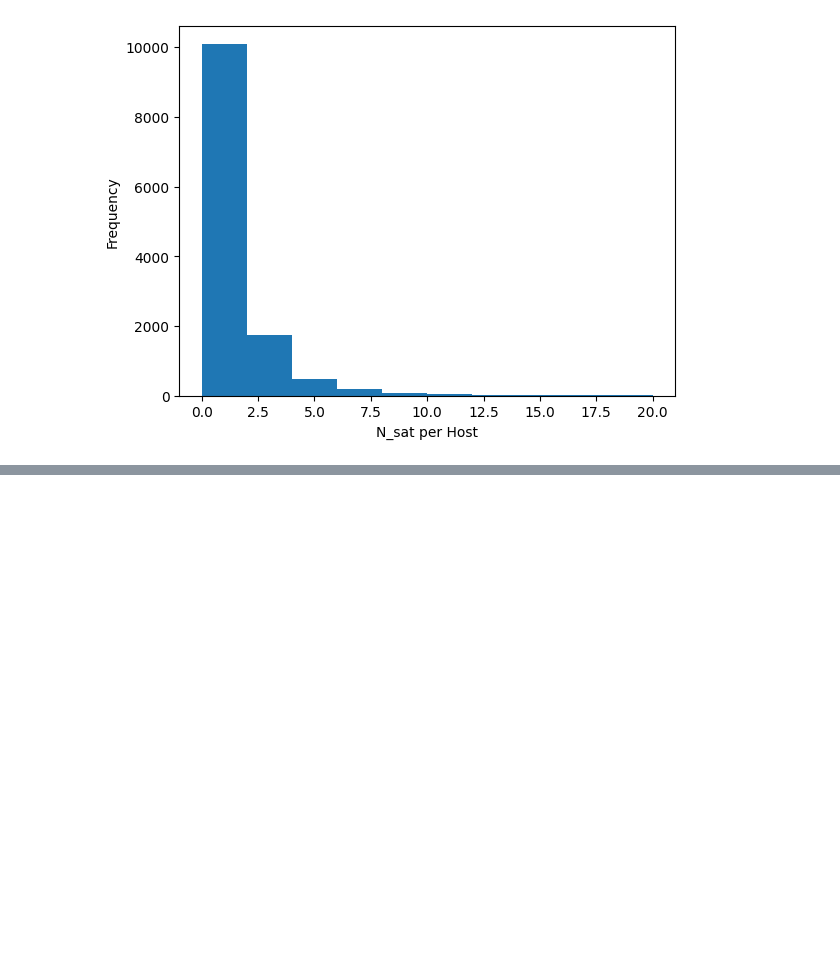
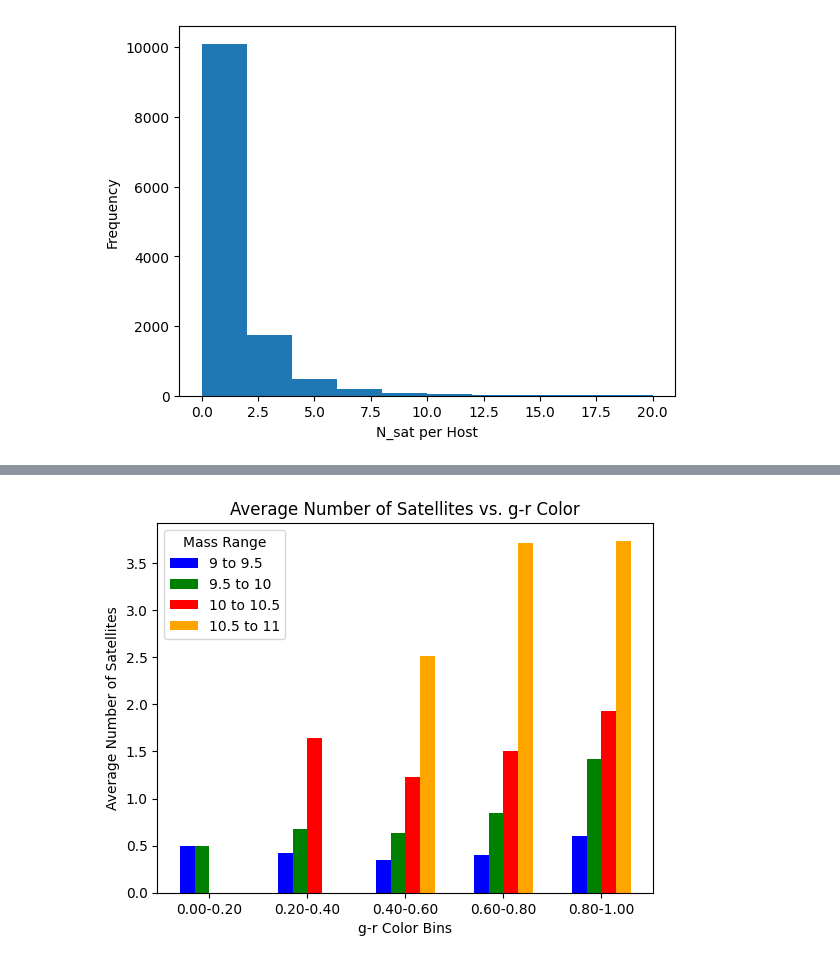
Before and after one commit to harishk30/DwarfGalaxyAnalysis, a Jupyter notebook: SAGAxCM.ipynb, the cells around one changed output, grey strips where cells are left out. Saved outputs shown, nothing was run; the diff lists cells and outputs as text; code cells hidden in the pictures; blank space fills up the shorter version.

```diff
--- a/SAGAxCM.ipynb
+++ b/SAGAxCM.ipynb
@@ -200,0 +238,49 @@ Name: M_g_NSA, Length: 12749, dtype: float32
+# %%
+g_r_colors = np.array(list(hosts['g-r']))
+satellites = np.array(list(hosts['n_sat']))
+masses = np.array(list(hosts['mass_NSA']))
+indices = np.array([i for i in range(0, len(hosts))])
+mask = (g_r_colors >= 0) & (g_r_colors <= 1)
+filtered_satellites = satellites[mask]
+filtered_g_r_colors = g_r_colors[mask]
+filtered_masses = masses[mask]
+filtered_indices = indices[mask]
+# %%
+bins = np.linspace(0, 1, 6)
+digitized = np.digitize(filtered_g_r_colors, bins)
+average_satellites = [filtered_satellites[digitized == i].mean() if len(filtered_satellites[digitized == i]) > 0 else 0 for i in range(1, len(bins))]
+# %%
+mass_ranges = [(9, 9.5), (9.5, 10), (10, 10.5), (10.5, 11)]
+mass_labels = ['9 to 9.5', '9.5 to 10', '10 to 10.5', '10.5 to 11']
+colors = ['blue', 'green', 'red', 'orange']
+# %%
+fig, ax = plt.subplots()
+
+bar_width = 0.03
+offset = -1.5 * bar_width
+
+for mass_range, color, label in zip(mass_ranges, colors, mass_labels):
+    mass_mask = (filtered_masses >= mass_range[0]) & (filtered_masses < mass_range[1])
+    filtered_satellites_mass = filtered_satellites[mass_mask]
+    filtered_g_r_colors_mass = filtered_g_r_colors[mass_mask]
+
+    digitized_mass = np.digitize(filtered_g_r_colors_mass, bins)
+    average_satellites_mass = [filtered_satellites_mass[digitized_mass == i].mean() if len(filtered_satellites_mass[digitized_mass == i]) > 0 else 0 for i in range(1, len(bins))]
+
+    bin_centers = (bins[:-1] + bins[1:]) / 2
+
+    ax.bar(bin_centers + offset, average_satellites_mass, width=bar_width, color=color, align='center', label=label)
+    offset += bar_width
+
+ax.set_xlabel('g-r Color Bins')
+ax.set_ylabel('Average Number of Satellites')
+ax.set_title('Average Number of Satellites vs. g-r Color')
+ax.legend(title='Mass Range')
+
+bin_labels = [f'{bins[i]:.2f}-{bins[i+1]:.2f}' for i in range(len(bins)-1)]
+ax.set_xticks(bin_centers)
+ax.set_xticklabels(bin_labels)
+
+plt.show()
+# %% [output]
+[figure, added]
```
Also changed, not shown: parts of 20 cells of this notebook.
